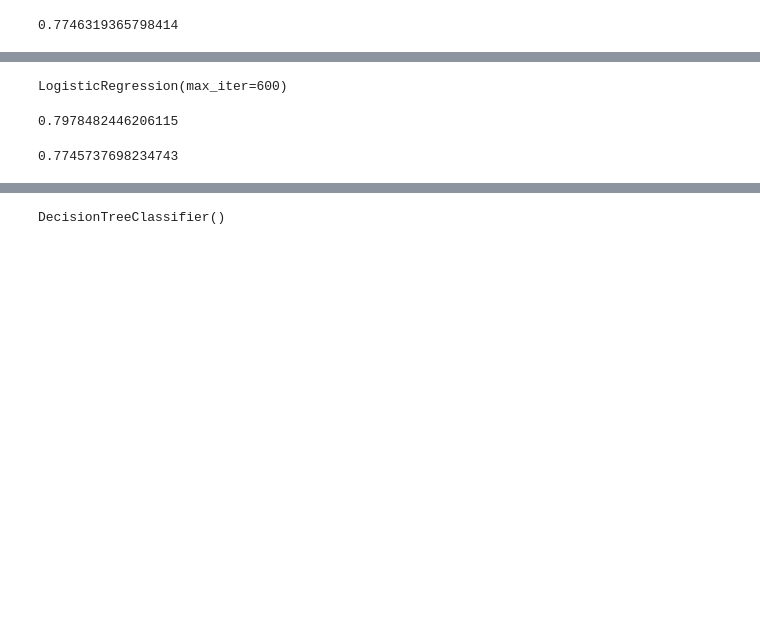
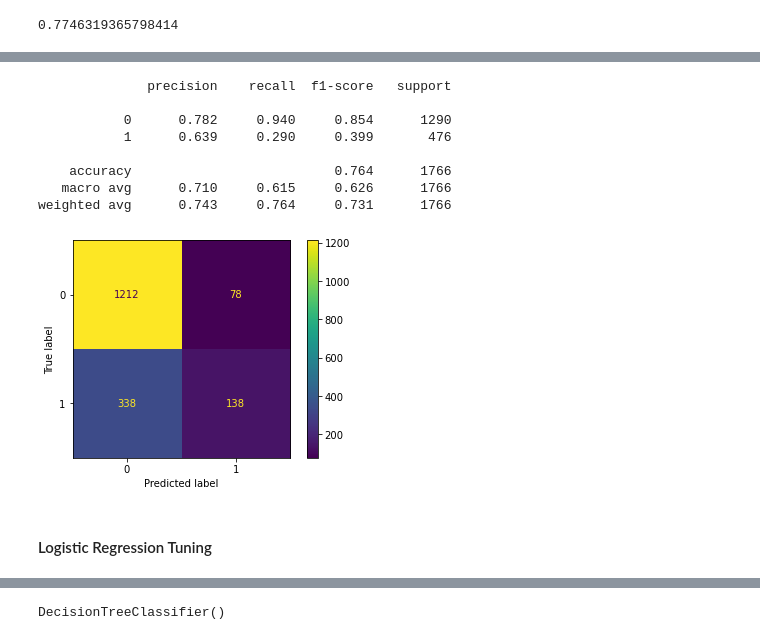
Before and after one commit to hamitguner/ML-zoomcamp, a Jupyter notebook: midterm-project/notebook.ipynb, the cells around one changed output, grey strips where cells are left out. Saved outputs shown, nothing was run; the diff lists cells and outputs as text; code cells hidden in the pictures; blank space fills up the shorter version.

```diff
--- a/midterm-project/notebook.ipynb
+++ b/midterm-project/notebook.ipynb
@@ -328,4 +276,5 @@ df_train, df_val = train_test_split(df_full_train, test_size= 0.25, random_state
 df_train = df_train.reset_index(drop=True)
 df_val = df_val.reset_index(drop=True)
 df_test = df_test.reset_index(drop=True)
+df_full_train = df_full_train.reset_index(drop=True)
 # %%
@@ -792,10 +732,0 @@ roc_auc_score(y_val,y_pred)
-# %%
-model = LogisticRegression(max_iter=600)
-# %%
-model.fit(X_full_train, y_full_train)
-# %% [output]
-LogisticRegression(max_iter=600)
-# %%
-model.score(X_test, y_test)
-# %% [output]
-0.7978482446206115
@@ -804,4 +732,0 @@ y_pred = model.predict_proba(X_test)[:,1]
-# %%
-roc_auc_score(y_test,y_pred)
-# %% [output]
-0.7745737698234743
@@ -807,0 +735,19 @@ roc_auc_score(y_test,y_pred)
+# %%
+# print classification report
+print(classification_report(y_val, y_pred, digits=3))
+
+# show confusion matrix
+ConfusionMatrixDisplay.from_predictions(y_val, y_pred)
+plt.show()
+# %% [output]
+              precision    recall  f1-score   support
+
+           0      0.782     0.940     0.854      1290
+           1      0.639     0.290     0.399       476
+
+    accuracy                          0.764      1766
+   macro avg      0.710     0.615     0.626      1766
+weighted avg      0.743     0.764     0.731      1766
+[figure, added]
+# %% [markdown]
+#### Logistic Regression Tuning
```
Also changed, not shown: parts of 76 cells of this notebook.
